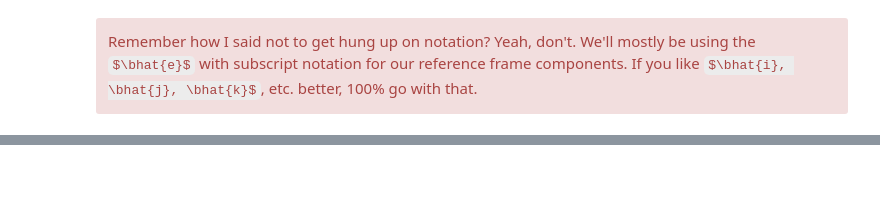
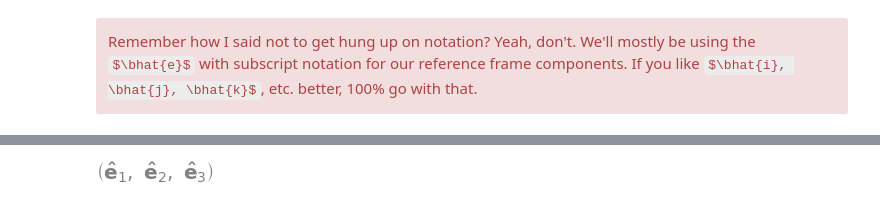
Before and after one commit to dsavransky/astrodynamicsbook, a Jupyter notebook: Notebooks/01-Introduction.ipynb, the cells around one changed output, grey strips where cells are left out. Drawn from its saved outputs; the diff is of its cells as text; code cells hidden in the pictures; some formulas as TeX source; blank space fills up the shorter version.

Commit message:
new text, code and docstring updates and figures

```diff
--- a/Notebooks/01-Introduction.ipynb
+++ b/Notebooks/01-Introduction.ipynb
@@ -232,0 +335,9 @@ Remember how I said not to get hung up on notation?  Yeah, don't.  We'll mostly
+# %%
+# Define the components of the standard basis
+e_1 = Matrix([1,0,0])
+e_2 = Matrix([0,1,0])
+e_3 = Matrix([0,0,1])
+# Convert them back to vector notation
+mat2vec(e_1), mat2vec(e_2), mat2vec(e_3)
+# %% [output]
+[figure, added]
```
Also changed, not shown: parts of 67 cells of this notebook, 6 other files.
